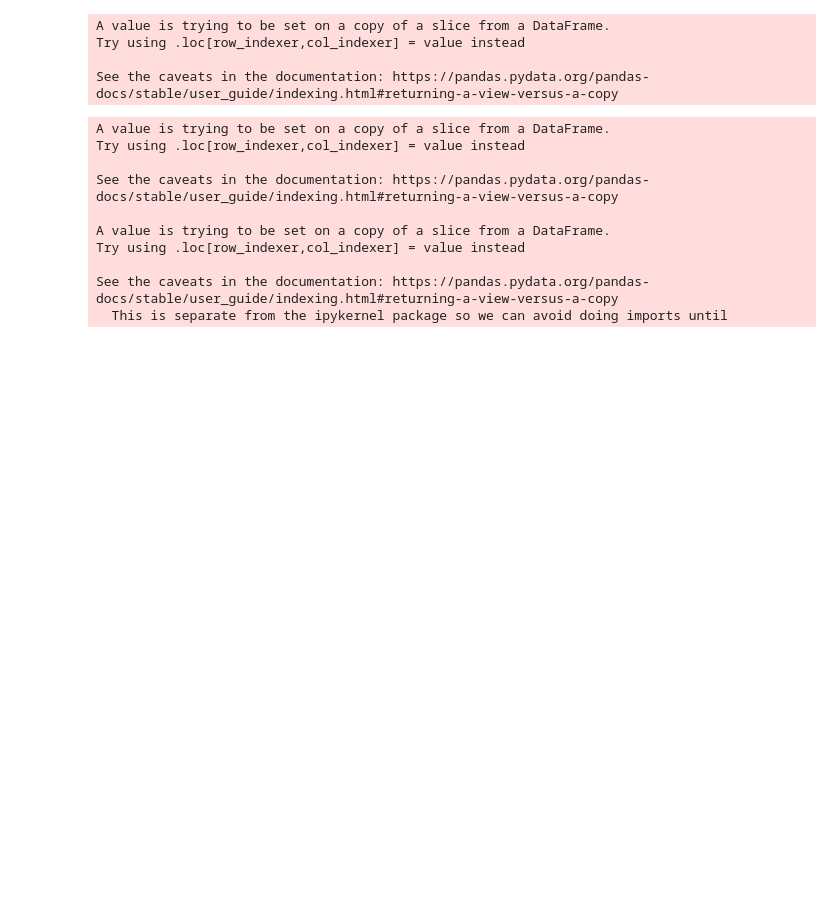
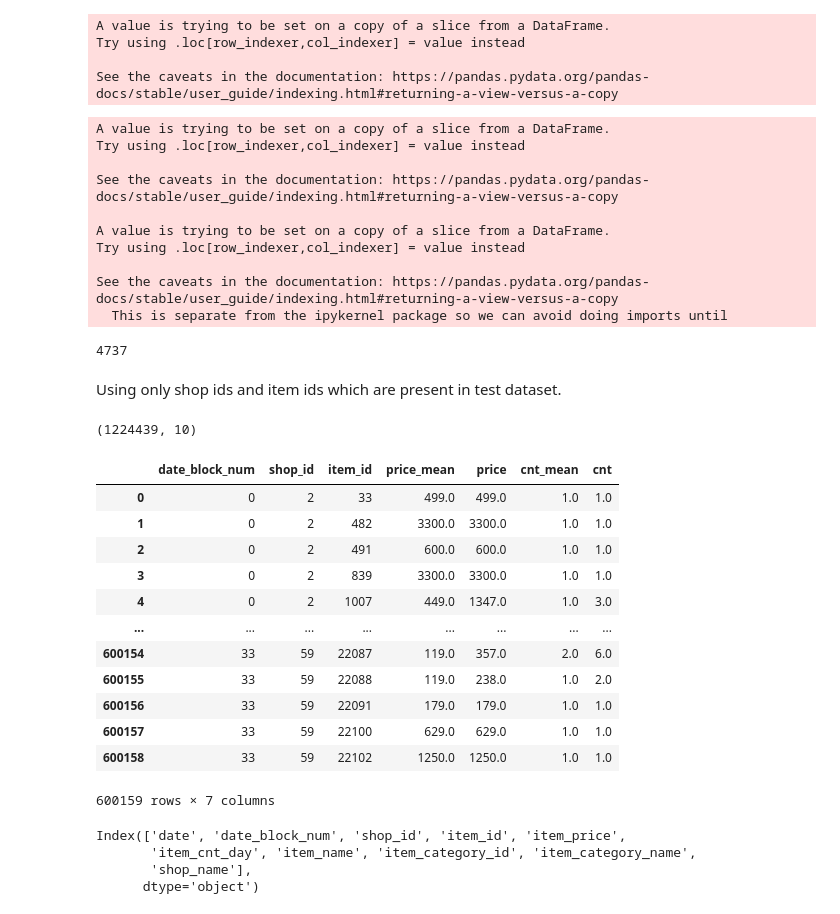
Before and after one commit to Bounty1993/ML-scripts, a Jupyter notebook: future_sales.ipynb, the cells around one changed output. Saved outputs shown, nothing was run; the diff lists cells and outputs as text; code cells hidden in the pictures; blank space fills up the shorter version.

Commit message:
Grouping by month

```diff
--- a/future_sales.ipynb
+++ b/future_sales.ipynb
@@ -23,6 +23,9 @@ data_path = os.path.join('datasets', 'future_sales')
 
 sales_train_path = os.path.join(data_path, 'sales_train.csv')
 train_df = pd.read_csv(sales_train_path)
+
+test_path = os.path.join(data_path, 'test.csv')
+test_df = pd.read_csv(test_path)
 
 items_path = os.path.join(data_path, 'items.csv')
 temp_df = pd.read_csv(items_path)
@@ -189,0 +195,45 @@ See the caveats in the documentation: https://pandas.pydata.org/pandas-docs/stab
+# %%
+len(items_in_both)
+# %% [output]
+4737
+# %% [markdown]
+Using only shop ids and item ids which are present in test dataset.
+# %%
+test_shop_id = test_df['shop_id'].unique()
+test_item_id = test_df['item_id'].unique()
+
+train_df = train_df.loc[train_df['shop_id'].isin(test_shop_id)]
+train_df = train_df.loc[train_df['item_id'].isin(test_item_id)]
+# %%
+train_df.shape
+# %% [output]
+(1224439, 10)
+# %%
+cols_to_group = ['date_block_num', 'shop_id', 'item_id']
+train_group = train_df.groupby(cols_to_group).agg({'item_price': [np.mean, np.sum],
+                                                   'item_cnt_day': [np.mean, np.sum]})
+train_group.reset_index(inplace=True)
+train_group.columns = cols_to_group + ['price_mean', 'price', 'cnt_mean', 'cnt']
+# %%
+train_group
+# %% [output]
+|  | date_block_num | shop_id | item_id | price_mean | price | cnt_mean | cnt |
+| 0 | 0 | 2 | 33 | 499.0 | 499.0 | 1.0 | 1.0 |
+| 1 | 0 | 2 | 482 | 3300.0 | 3300.0 | 1.0 | 1.0 |
+| 2 | 0 | 2 | 491 | 600.0 | 600.0 | 1.0 | 1.0 |
+| 3 | 0 | 2 | 839 | 3300.0 | 3300.0 | 1.0 | 1.0 |
+| 4 | 0 | 2 | 1007 | 449.0 | 1347.0 | 1.0 | 3.0 |
+| ... | ... | ... | ... | ... | ... | ... | ... |
+| 600154 | 33 | 59 | 22087 | 119.0 | 357.0 | 2.0 | 6.0 |
+| 600155 | 33 | 59 | 22088 | 119.0 | 238.0 | 1.0 | 2.0 |
+| 600156 | 33 | 59 | 22091 | 179.0 | 179.0 | 1.0 | 1.0 |
+| 600157 | 33 | 59 | 22100 | 629.0 | 629.0 | 1.0 | 1.0 |
+| 600158 | 33 | 59 | 22102 | 1250.0 | 1250.0 | 1.0 | 1.0 |
+600159 rows × 7 columns
+# %%
+train_df.columns
+# %% [output]
+Index(['date', 'date_block_num', 'shop_id', 'item_id', 'item_price',
+       'item_cnt_day', 'item_name', 'item_category_id', 'item_category_name',
+       'shop_name'],
+      dtype='object')
```
Also changed, not shown: parts of 1 cell of this notebook.
